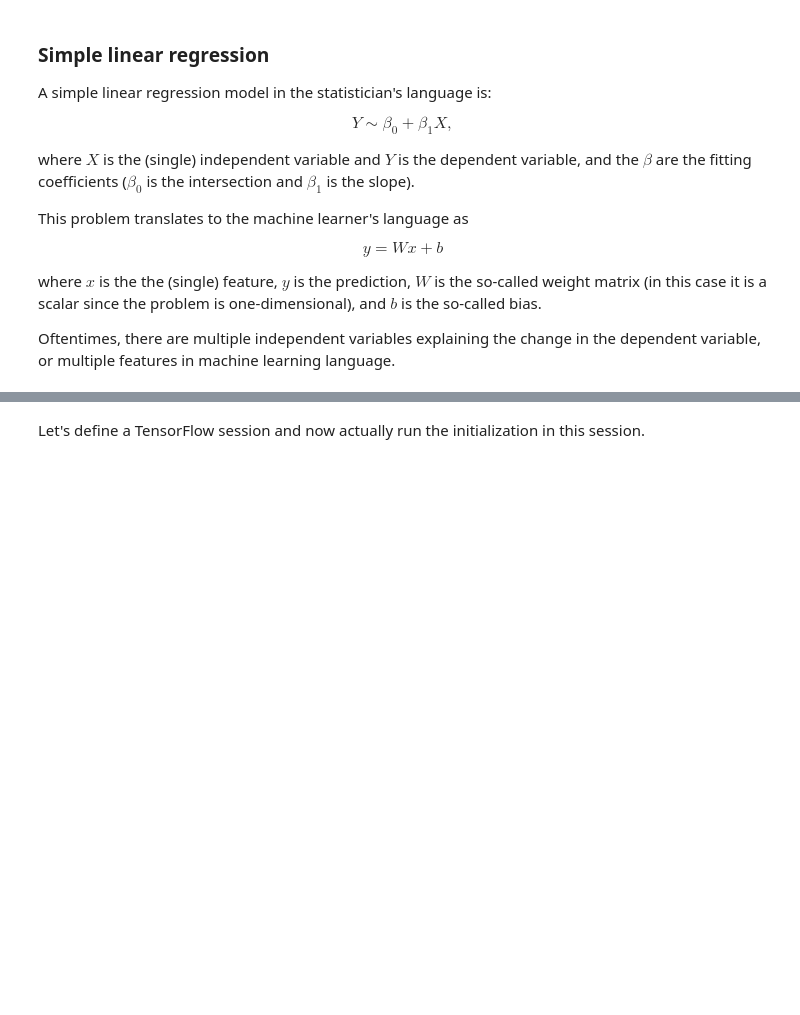
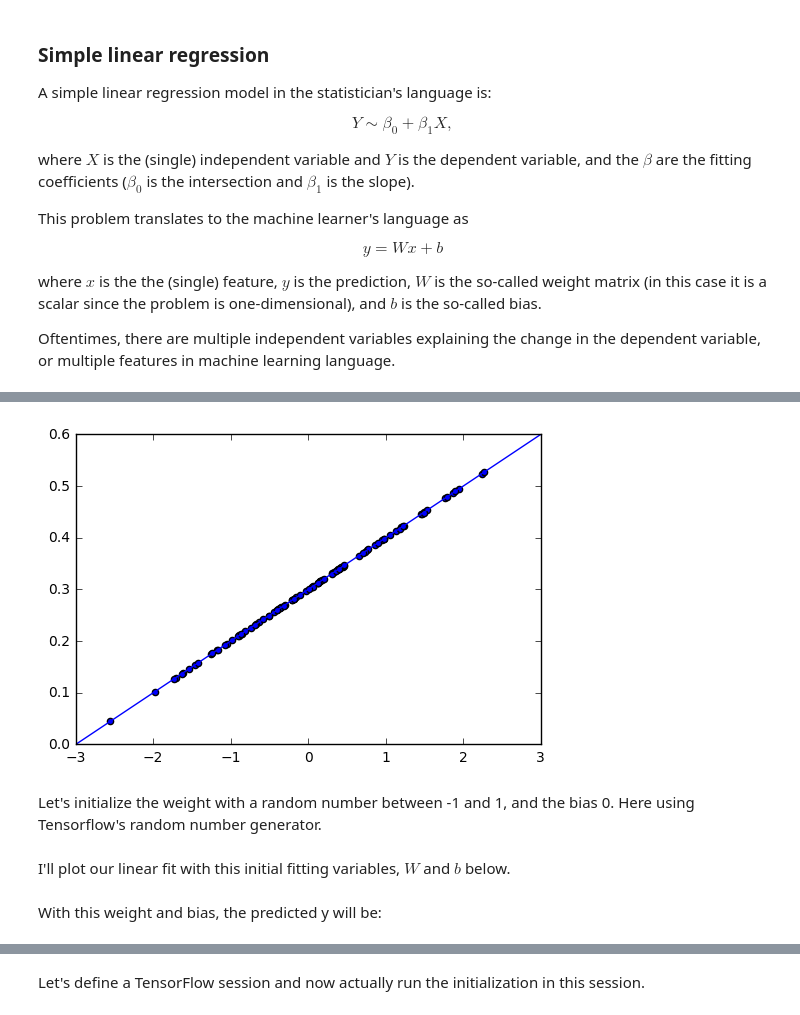
Before and after one commit to alenzhao/Linear-regression-in-Tensorflow, a Jupyter notebook: Linear Regression.ipynb, the cells around one changed output, grey strips where cells are left out. Saved outputs shown, nothing was run; the diff lists cells and outputs as text; code cells hidden in the pictures; blank space fills up the shorter version.

```diff
--- a/Linear Regression.ipynb
+++ b/Linear Regression.ipynb
@@ -35,3 +52,24 @@ figure that out for us.)
+# %%
+def plotLine(p1, ax1, intersect, slope):
+    # Get axis limits
+    x_min1, x_max1 = ax1.get_xlim()
+    y_min1, y_max1 = ax1.get_ylim()
+
+    # Plot line
+    y_min, y_max = intersect + slope*x_min1, intersect + slope*x_max1
+    ax1.plot([x_min1, x_max1], [y_min, y_max])
+
+    # Reset axis limits
+    ax1.set_xlim([x_min1, x_max1])
+    ax1.set_ylim([y_min1, y_max1])
+    return p1, ax1
+# %%
+p1, ax1 = plotLine(p1, ax1, 0.3, 0.1)
+p1
+# %% [output]
+[figure, added]
+# %% [markdown]
+Let's initialize the weight with a random number between -1 and 1, and the bias 0. Here using Tensorflow's random number generator.
 # %%
 W = tf.Variable(tf.random_uniform([1], -1.0, 1.0))
 b = tf.Variable(tf.zeros([1]))
@@ -38,0 +76,4 @@ y = W * x_data + b
+# %% [markdown]
+I'll plot our linear fit with this initial fitting variables, $W$ and $b$ below.
+# %% [markdown]
+With this weight and bias, the predicted y will be:
```
Also changed, not shown: parts of 20 cells of this notebook.
